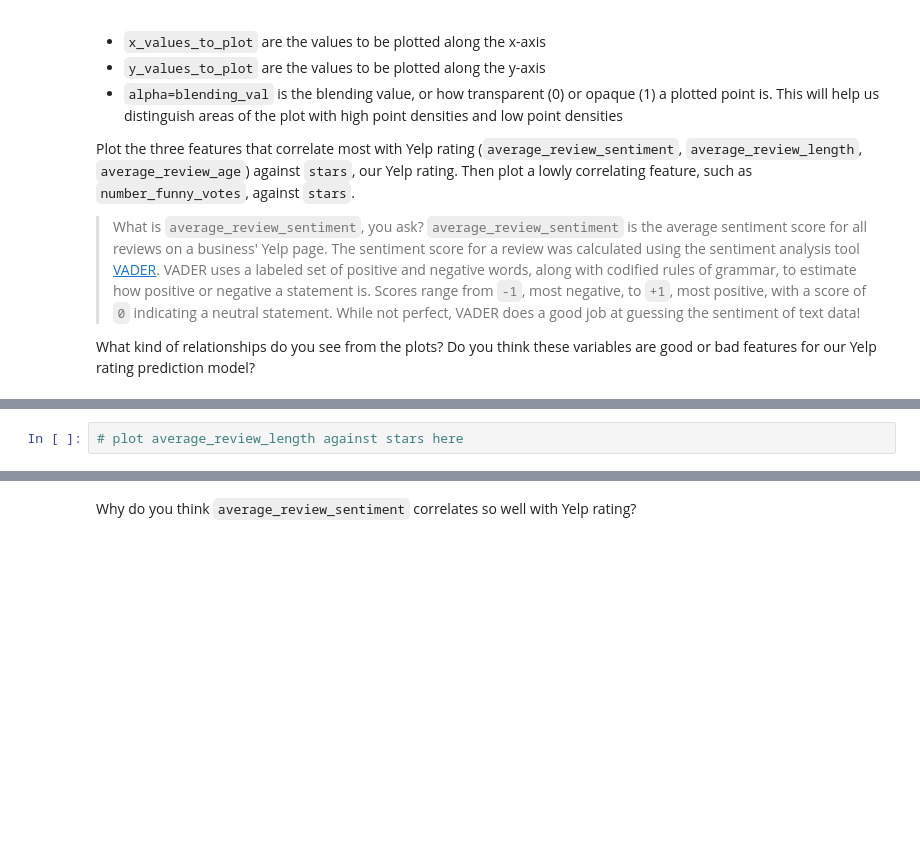
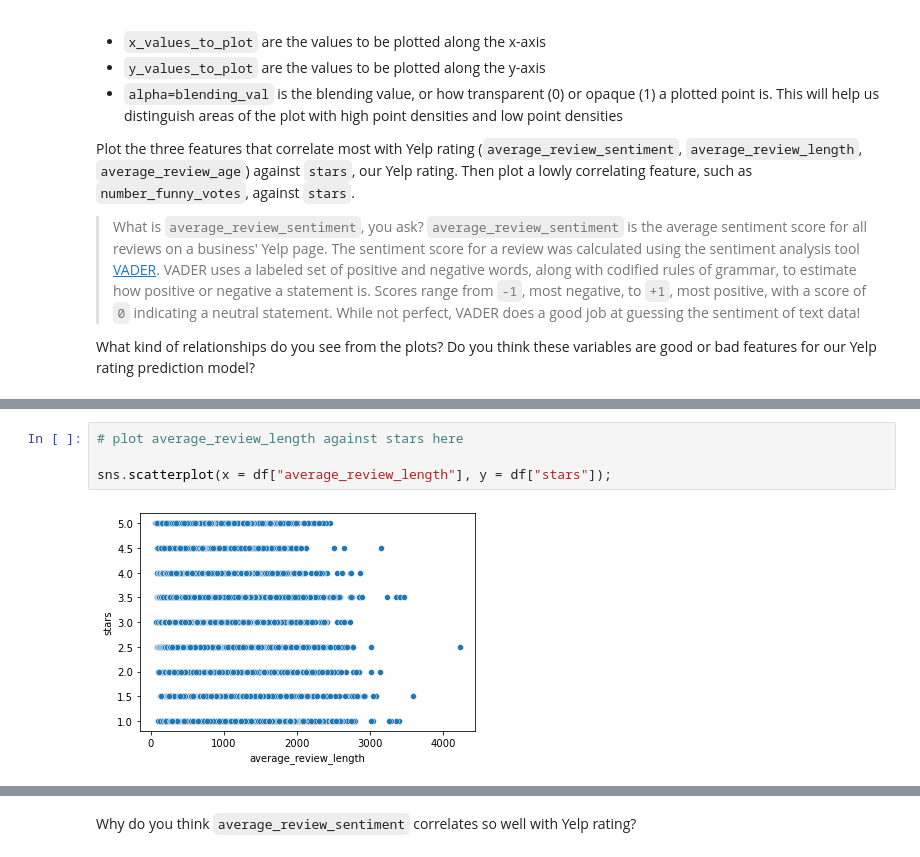
Before and after one commit to miladshiraniUCB/CodeCademy-ML-Regression-Yelp, a Jupyter notebook: yelp_regression.ipynb, the cells around one changed output, grey strips where cells are left out. Saved outputs shown, nothing was run; the diff lists cells and outputs as text; blank space fills up the shorter version.

```diff
--- a/yelp_regression.ipynb
+++ b/yelp_regression.ipynb
@@ -346,4 +370,8 @@ from matplotlib import pyplot as plt
 # %%
 # plot average_review_length against stars here
+
+sns.scatterplot(x = df["average_review_length"], y = df["stars"]);
+# %% [output]
+[figure, added]
 # %%
 # plot average_review_age against stars here
```
Also changed, not shown: parts of 30 cells of this notebook.
